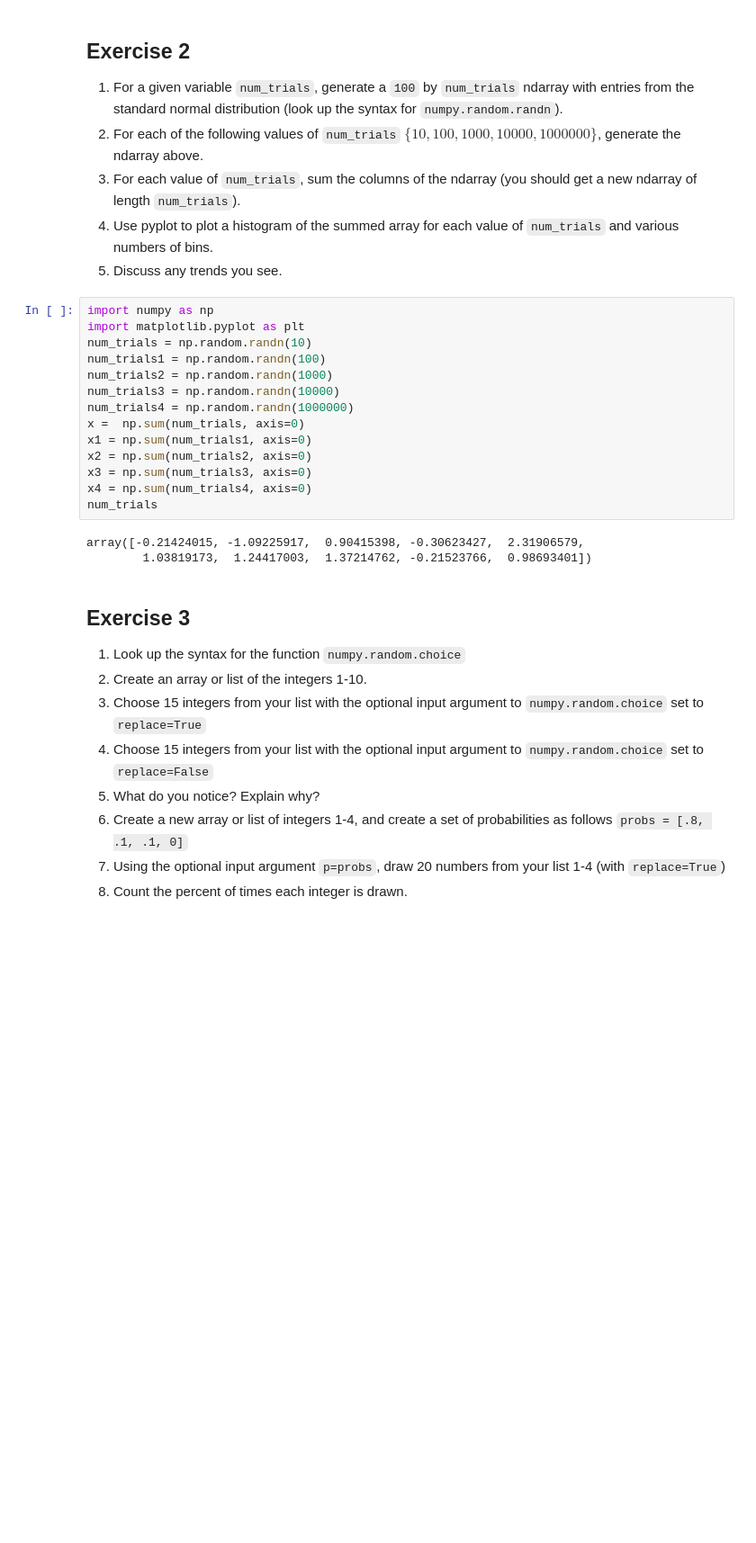
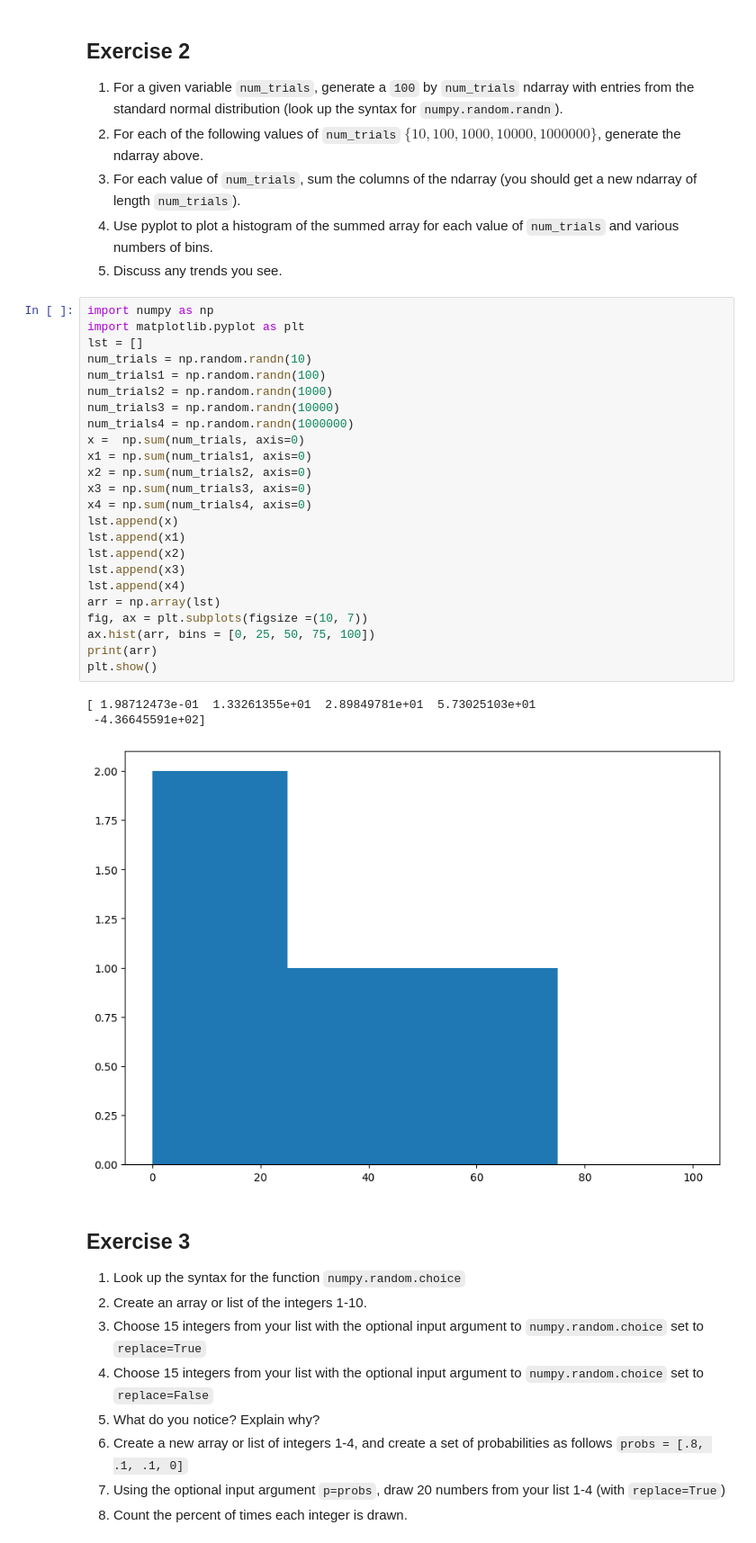
Before and after one commit to pxs4528/DATA-3401, a Jupyter notebook: Lab/Lab6/Lab6.ipynb, the cells around one changed output. Shown: that part at 90% size. Cells and saved outputs as stored; diff of their text form; blank space fills up the shorter version.

```diff
--- a/Lab/Lab6/Lab6.ipynb
+++ b/Lab/Lab6/Lab6.ipynb
@@ -31,20 +31,31 @@ np.sum(A,axis=1) (It sums the elements of array and axis 1 means along the rows)
 # %%
 import numpy as np
 import matplotlib.pyplot as plt
+lst = []
 num_trials = np.random.randn(10)
 num_trials1 = np.random.randn(100)
 num_trials2 = np.random.randn(1000)
 num_trials3 = np.random.randn(10000)
 num_trials4 = np.random.randn(1000000)
 x =  np.sum(num_trials, axis=0)
 x1 = np.sum(num_trials1, axis=0)
 x2 = np.sum(num_trials2, axis=0)
 x3 = np.sum(num_trials3, axis=0)
 x4 = np.sum(num_trials4, axis=0)
-num_trials
+lst.append(x)
+lst.append(x1)
+lst.append(x2)
+lst.append(x3)
+lst.append(x4)
+arr = np.array(lst)
+fig, ax = plt.subplots(figsize =(10, 7))
+ax.hist(arr, bins = [0, 25, 50, 75, 100])
+print(arr)
+plt.show()
 # %% [output]
-array([-0.21424015, -1.09225917,  0.90415398, -0.30623427,  2.31906579,
-        1.03819173,  1.24417003,  1.37214762, -0.21523766,  0.98693401])
+[ 1.98712473e-01  1.33261355e+01  2.89849781e+01  5.73025103e+01
+ -4.36645591e+02]
+[figure, added]
 # %% [markdown]
 ## Exercise 3
 1. Look up the syntax for the function `numpy.random.choice`
```
Also changed, not shown: parts of 4 cells of this notebook.
